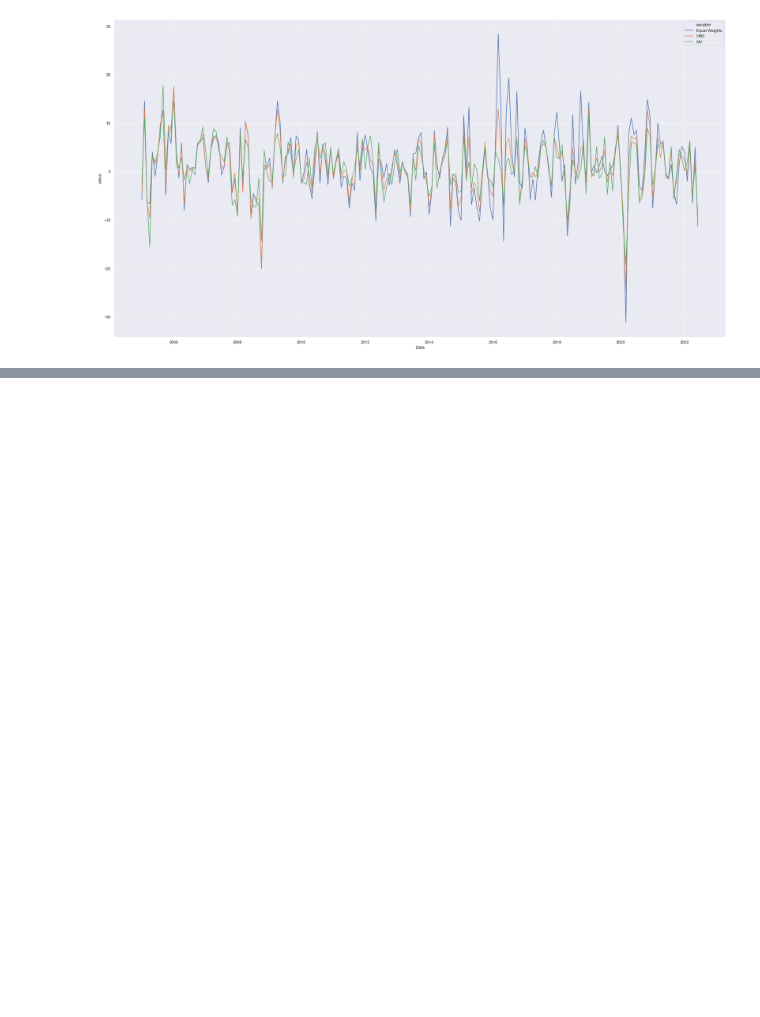
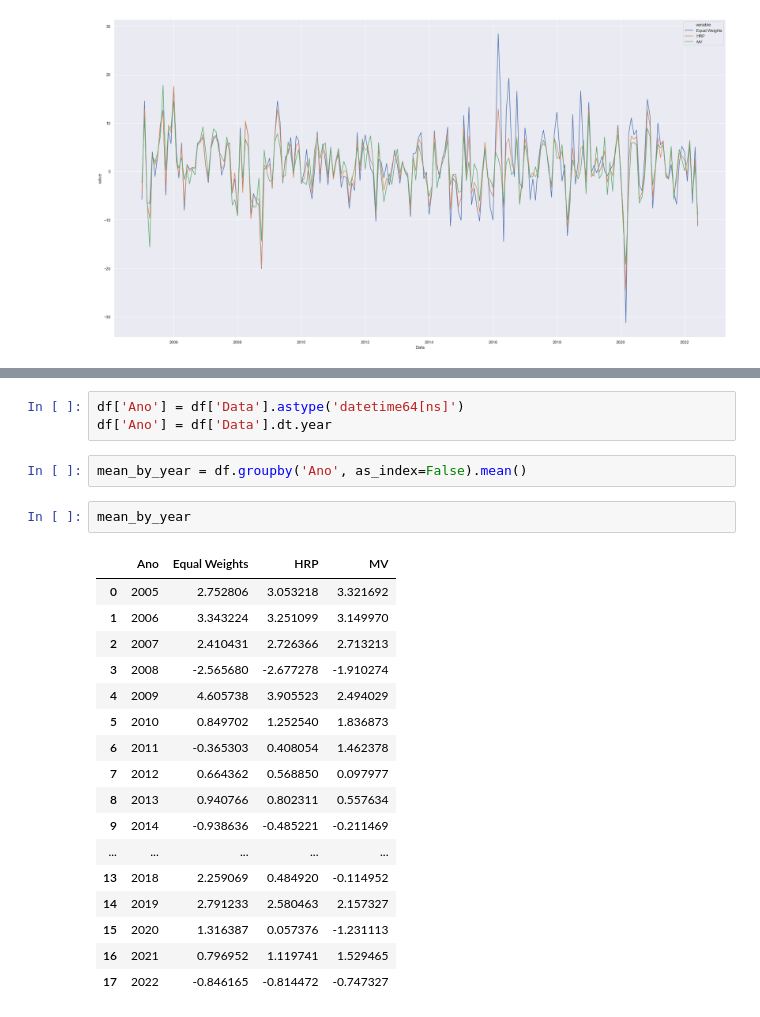
Before and after one commit to felipereis150/BrazilianHRP, a Jupyter notebook: DataViz.ipynb, the cells around one changed output, grey strips where cells are left out. Drawn from its saved outputs; the diff is of its cells as text; blank space fills up the shorter version.

```diff
--- a/DataViz.ipynb
+++ b/DataViz.ipynb
@@ -46,0 +52,25 @@ pandemic = df.loc['2020-03-01':'2014-02-01']
+# %%
+df['Ano'] = df['Data'].astype('datetime64[ns]')
+df['Ano'] = df['Data'].dt.year
+# %%
+mean_by_year = df.groupby('Ano', as_index=False).mean()
+# %%
+mean_by_year
+# %% [output]
+|  | Ano | Equal Weights | HRP | MV |
+| 0 | 2005 | 2.752806 | 3.053218 | 3.321692 |
+| 1 | 2006 | 3.343224 | 3.251099 | 3.149970 |
+| 2 | 2007 | 2.410431 | 2.726366 | 2.713213 |
+| 3 | 2008 | -2.565680 | -2.677278 | -1.910274 |
+| 4 | 2009 | 4.605738 | 3.905523 | 2.494029 |
+| 5 | 2010 | 0.849702 | 1.252540 | 1.836873 |
+| 6 | 2011 | -0.365303 | 0.408054 | 1.462378 |
+| 7 | 2012 | 0.664362 | 0.568850 | 0.097977 |
+| 8 | 2013 | 0.940766 | 0.802311 | 0.557634 |
+| 9 | 2014 | -0.938636 | -0.485221 | -0.211469 |
+| ... | ... | ... | ... | ... |
+| 13 | 2018 | 2.259069 | 0.484920 | -0.114952 |
+| 14 | 2019 | 2.791233 | 2.580463 | 2.157327 |
+| 15 | 2020 | 1.316387 | 0.057376 | -1.231113 |
+| 16 | 2021 | 0.796952 | 1.119741 | 1.529465 |
+| 17 | 2022 | -0.846165 | -0.814472 | -0.747327 |
```
Also changed, not shown: parts of 4 cells of this notebook, 1 other file.
